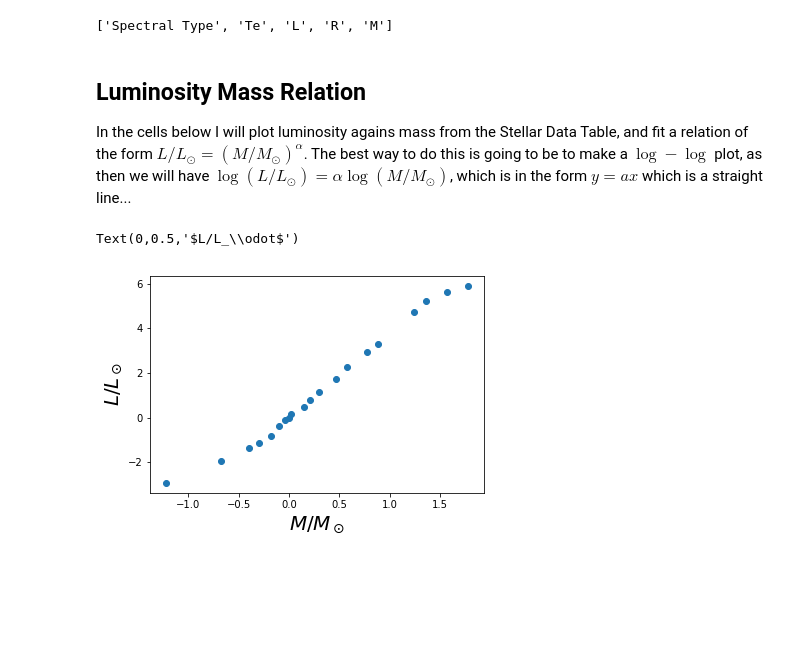
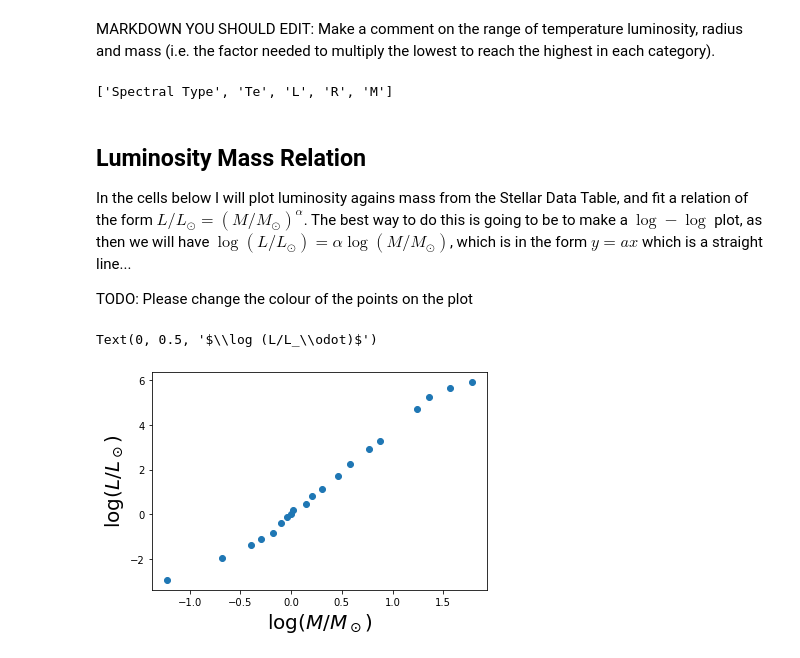
Before and after one commit to karenlmasters/ASTR204JupyterAssignments, a Jupyter notebook: Homework3_StellarData.ipynb, the cells around one changed output. Drawn from its saved outputs; the diff is of its cells as text; code cells hidden in the pictures; blank space fills up the shorter version.

```diff
--- a/Homework3_StellarData.ipynb
+++ b/Homework3_StellarData.ipynb
@@ -50,4 +53,6 @@ tbl
 | M2 | 3580 | 0.045 | 0.55 | 0.4 |
 | M5 | 3240 | 0.011 | 0.33 | 0.21 |
 | M8 | 2640 | 0.0012 | 0.17 | 0.06 |
+# %% [markdown]
+MARKDOWN YOU SHOULD EDIT: Make a comment on the range of temperature luminosity, radius and mass (i.e. the factor needed to multiply the lowest to reach the highest in each category).
 # %%
@@ -59,17 +64,19 @@ tbl.colnames
 ## Luminosity Mass Relation ##
 
 In the cells below I will plot luminosity agains mass from the Stellar Data Table, and fit a relation of the form $L/L_\odot = (M/M_\odot)^\alpha$. The best way to do this is going to be to make a $\log - \log$ plot, as then we will have $\log(L/L_\odot) = \alpha \log(M/M_\odot)$, which is in the form $y=ax$ which is a straight line...
+
+TODO: Please change the colour of the points on the plot
 # %%
 #Take the log of the values
 x  = np.log10(tbl['M'])
 y  = np.log10(tbl['L'])
 
 plt.scatter(x,y) # plot logM vs. logL
-plt.xlabel("$M/M_\odot$", fontsize=20)
-plt.ylabel("$L/L_\odot$", fontsize=20)
+plt.xlabel("$\log (M/M_\odot)$", fontsize=20)
+plt.ylabel("$\log (L/L_\odot)$", fontsize=20)
 # %% [output]
-Text(0,0.5,'$L/L_\\odot$')
+Text(0, 0.5, '$\\log (L/L_\\odot)$')
-[figure, old version]
+[figure, new version]
 # %%
 #Jupyter Saves variables between cells, so as long as the cell in which x and y are defined as
 #logL and logM is above this, they will remain defined as those.
```
Also changed, not shown: parts of 11 cells of this notebook.
